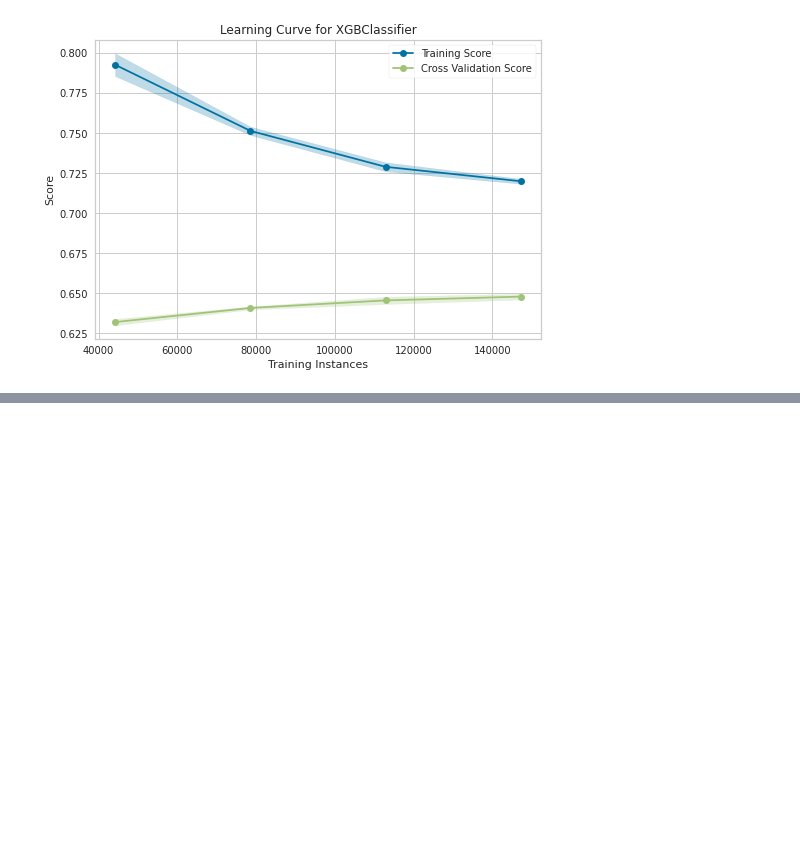
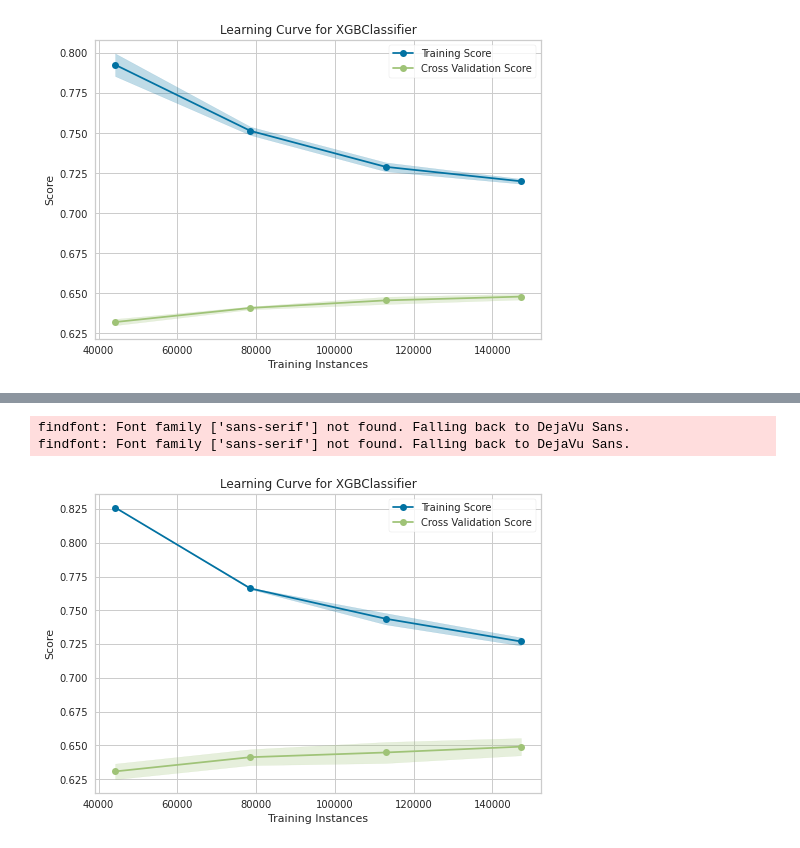
Before and after one commit to hadi-gharibi/oreh_yreviled, a Jupyter notebook: notebooks/03-modeling.ipynb, the cells around one changed output, grey strips where cells are left out. Drawn from its saved outputs; the diff is of its cells as text; code cells hidden in the pictures; blank space fills up the shorter version.

```diff
--- a/notebooks/03-modeling.ipynb
+++ b/notebooks/03-modeling.ipynb
@@ -222,0 +217,6 @@ The exit codes of the workers are {SIGKILL(-9)}
+# %%
+lc_plot(xgb_model, rf_data_enc, n_jobs=1)
+# %% [output]
+findfont: Font family ['sans-serif'] not found. Falling back to DejaVu Sans.
+findfont: Font family ['sans-serif'] not found. Falling back to DejaVu Sans.
+[figure, added]
```
Also changed, not shown: parts of 5 cells of this notebook.
